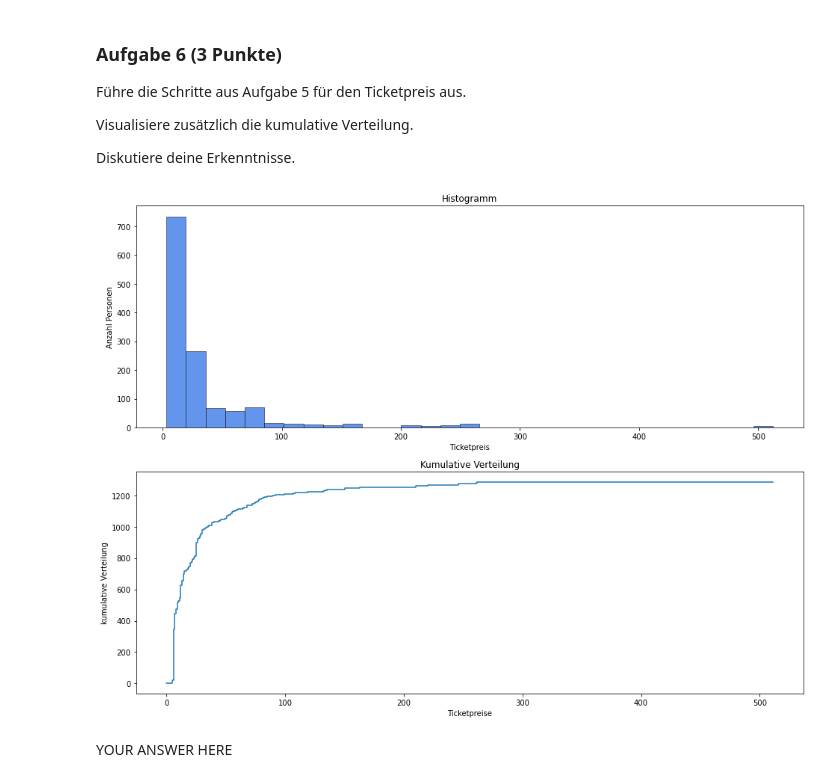
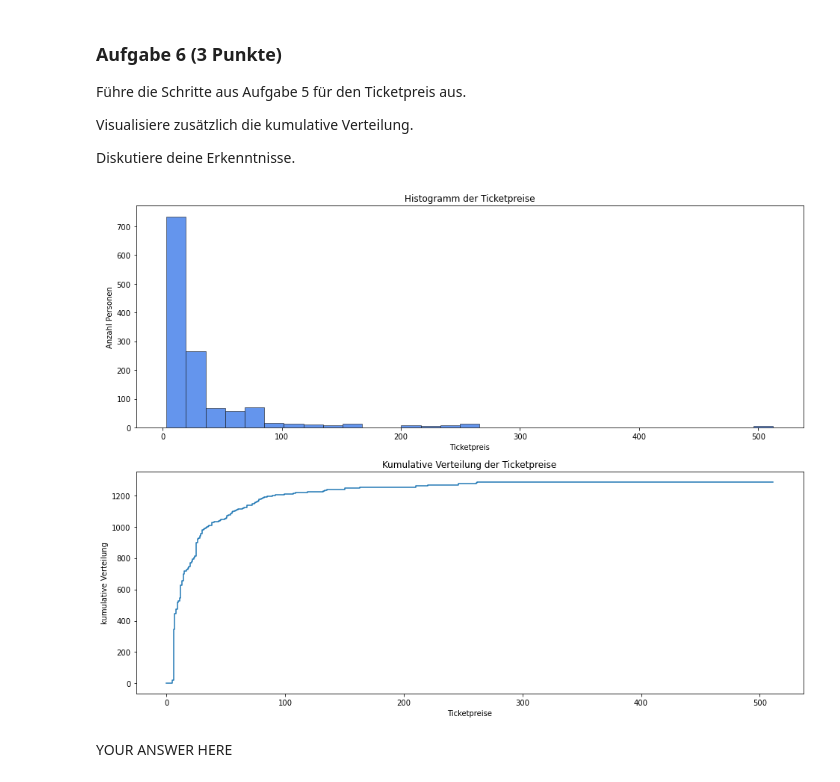
Before and after one commit to marcschny/dsp_assignments, a Jupyter notebook: assignments/assignment11_graded/exercise11.ipynb, the cells around one changed output. Saved outputs shown, nothing was run; the diff lists cells and outputs as text; code cells hidden in the pictures.

```diff
--- a/assignments/assignment11_graded/exercise11.ipynb
+++ b/assignments/assignment11_graded/exercise11.ipynb
@@ -326,34 +328,31 @@ Visualisiere zusätzlich die kumulative Verteilung.
 
 Diskutiere deine Erkenntnisse.
 # %%
-import matplotlib.pyplot as plt
-
-# only column 'ticketprice'
-ticketprices = allPersons["ticketprice"]
-
 # cum dist
 def cum_dist(a):
+    """ computes cumulative distribution
+    and returns x and y values for the step-function """
     max_value = int(np.max(a))
     x = np.arange(max_value)
-    y = np.cumsum(np.histogram(ticketprices, max_value, range=(0,max_value))[0])
+    y = np.cumsum(np.histogram(a, max_value, range=(0,max_value))[0])
     return x, y
 
 # histogram
 fig, ax = plt.subplots(nrows=2, ncols=1, figsize=(16,12))
-_ = ax[0].hist(ticketprices, bins="scott", color="cornflowerblue", edgecolor="black", linewidth=0.5)
-_ = ax[0].set_title("Histogramm")
+_ = ax[0].hist(allPersons["ticketprice"], bins="scott", color="cornflowerblue", edgecolor="black", linewidth=0.5)
+_ = ax[0].set_title("Histogramm der Ticketpreise")
 # show histogram labels
 _ = ax[0].set_ylabel("Anzahl Personen")
 _ = ax[0].set_xlabel("Ticketpreis")
 
 # cum dist as step function
-cd_x, cd_y = cum_dist(ticketprices)
+cd_x, cd_y = cum_dist(allPersons["ticketprice"])
 _ = ax[1].step(cd_x, cd_y)
-_ = ax[1].set_title("Kumulative Verteilung")
+_ = ax[1].set_title("Kumulative Verteilung der Ticketpreise")
 _ = ax[1].set_ylabel("kumulative Verteilung")
 _ = ax[1].set_xlabel("Ticketpreise")
 # %% [output]
-[figure, old version]
+[figure, new version]
 # %% [markdown]
 YOUR ANSWER HERE
 # %% [markdown]
```
Also changed, not shown: parts of 10 cells of this notebook.
